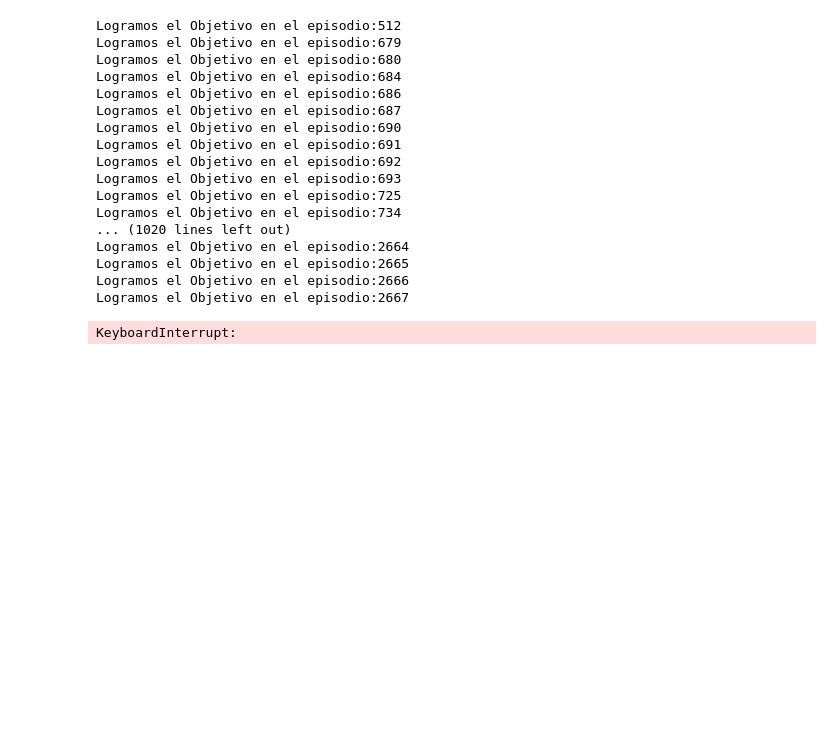
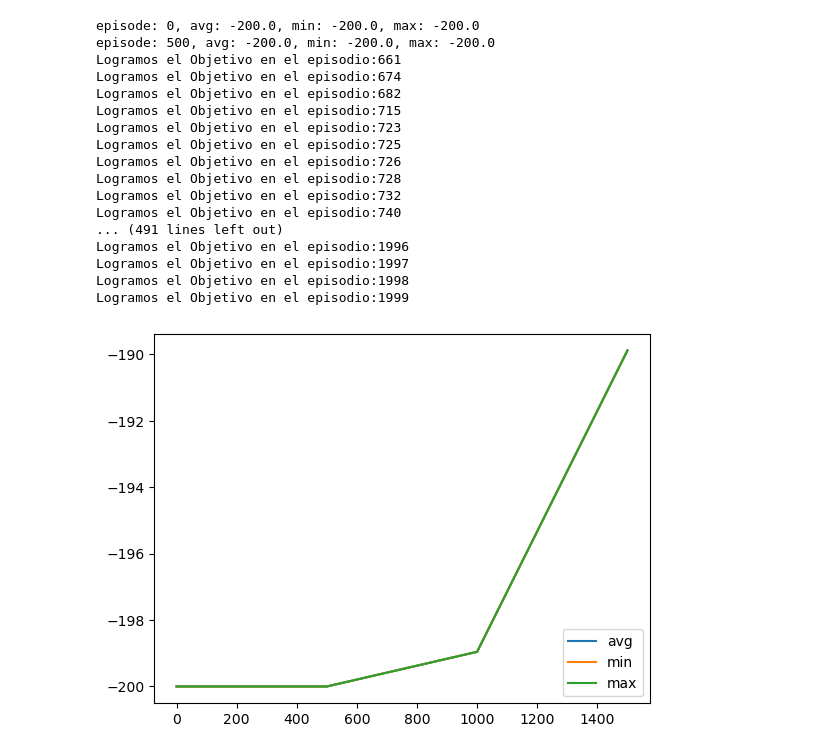
Before and after one commit to Ejaram/TrabajosAA, a Jupyter notebook: codigo/trabajo3v2.ipynb, the cells around one changed output. Cells and saved outputs as stored; diff of their text form; code cells hidden in the pictures; blank space fills up the shorter version.

```diff
--- a/codigo/trabajo3v2.ipynb
+++ b/codigo/trabajo3v2.ipynb
@@ -9,10 +10,10 @@ print(env.observation_space.high)
 print(env.observation_space.low)
 print(env.action_space.n)
 
-SHOW_EVERY = 2000 # renderiza el ejercicio cada n cantidad e iteraciones
+SHOW_EVERY = 500 # renderiza el ejercicio cada n cantidad e iteraciones
 LEARNING_RATE = 0.1 # es una variable que se encuentra entre 0 y uno tambien se le puede dar decaimiento
 DISCOUNT = 0.95 # que tan importantes son las acciones futuras sobre las actuales
-EPISODIOS = 25000
+EPISODIOS = 2000
 
 DISCRETE_SIZE = [20] * len(env.observation_space.high)
 discrete_os_win_size = (env.observation_space.high - env.observation_space.low)/DISCRETE_SIZE
@@ -30,7 +31,10 @@ print(discrete_os_win_size)
 q_table = np.random.uniform(low = -2, high = 0, size = (DISCRETE_SIZE + [env.action_space.n])) # esto me crea una tabla de 20x20xn donde n es el numero de acciones
 
 ep_rewards = [] # guarda la recompenza de cada episodio
-aggr_ep_rewards = {'ep' : [], 'avg': []}
+
+aggr_ep_rewards = {'ep' : [], 'avg': [], 'min': [], 'max':[]} # parametros para medir el rendimiento
+
+
 print(q_table.shape)
 print(q_table)
 # %% [output]
@@ -57,54 +61,78 @@ def get_discrete_satate(state):
     return tuple(discrete_state.astype(int))
 # %%
 for episode in range(EPISODIOS):
+    episode_reward = 0
     if episode % SHOW_EVERY == 0:
         render = True
     else:
         render = False
     discrete_state = get_discrete_satate(env.reset())
     done = False
     while not done:
-        action = np.argmax(q_table[discrete_state])
+
+        if np.random.random() > epsilon:
+            action = np.argmax(q_table[discrete_state])
+        else:
+            action = np.random.randint(0, env.action_space.n)
+
         new_state, reward ,done, _ = env.step(action)
-
+        episode_reward += reward
         new_discrete_state  = get_discrete_satate(new_state)
         if render:
             env.render() # esto lo hacemos para ver la evolucion del algoritmo cada n episodios
 
         if not done:
             max_future_q = np.max(q_table[new_discrete_state]) # le aplicaremos el descuento  max_future_q
             current_q = q_table[discrete_state + (action, )]
 
             new_q = (1- LEARNING_RATE) * current_q + LEARNING_RATE * (reward + DISCOUNT * max_future_q)   # formula de
             q_table[discrete_state + (action,)] = new_q
         elif new_state[0] >= env.goal_position:
             print(f"Logramos el Objetivo en el episodio:{episode} ")
             q_table[discrete_state + (action, )] = 0
 
         discrete_state = new_discrete_state
 
     if END_EPSILON_DECAYING >= episode >= START_EPSILON_DECAYING:
         epsilon -= epsilon_decay_value
 
+
+    ep_rewards.append(episode_reward)
+
+    if not episode % SHOW_EVERY:
+        average_reward = sum(ep_rewards[-SHOW_EVERY:])/len(ep_rewards[-SHOW_EVERY:])
+        aggr_ep_rewards['ep'].append(episode)
+        aggr_ep_rewards['avg'].append(average_reward)
+        aggr_ep_rewards['min'].append(min(ep_rewards[-SHOW_EVERY:]))
+        aggr_ep_rewards['max'].append(max(ep_rewards[-SHOW_EVERY:]))
+
+        print(f"episode: {episode}, avg: {average_reward}, min: {min(ep_rewards[-SHOW_EVERY:])}, max: {max(ep_rewards[-SHOW_EVERY:])}")
+
 env.close()
+
+plt.plot(aggr_ep_rewards['ep'], aggr_ep_rewards['avg'], label = 'avg' )
+plt.plot(aggr_ep_rewards['ep'], aggr_ep_rewards['min'], label = 'min' )
+plt.plot(aggr_ep_rewards['ep'], aggr_ep_rewards['max'], label = 'max' )
+plt.legend(loc = 4)
+plt.show()
 # %% [output]
-Logramos el Objetivo en el episodio:512
-Logramos el Objetivo en el episodio:679
-Logramos el Objetivo en el episodio:680
-Logramos el Objetivo en el episodio:684
-Logramos el Objetivo en el episodio:686
-Logramos el Objetivo en el episodio:687
-Logramos el Objetivo en el episodio:690
-Logramos el Objetivo en el episodio:691
-Logramos el Objetivo en el episodio:692
-Logramos el Objetivo en el episodio:693
+episode: 0, avg: -200.0, min: -200.0, max: -200.0
+episode: 500, avg: -200.0, min: -200.0, max: -200.0
+Logramos el Objetivo en el episodio:661
+Logramos el Objetivo en el episodio:674
+Logramos el Objetivo en el episodio:682
+Logramos el Objetivo en el episodio:715
+Logramos el Objetivo en el episodio:723
 Logramos el Objetivo en el episodio:725
-Logramos el Objetivo en el episodio:734
-... (1020 lines left out)
-Logramos el Objetivo en el episodio:2664
-Logramos el Objetivo en el episodio:2665
-Logramos el Objetivo en el episodio:2666
-Logramos el Objetivo en el episodio:2667
+Logramos el Objetivo en el episodio:726
+Logramos el Objetivo en el episodio:728
+Logramos el Objetivo en el episodio:732
+Logramos el Objetivo en el episodio:740
+... (491 lines left out)
+Logramos el Objetivo en el episodio:1996
+Logramos el Objetivo en el episodio:1997
+Logramos el Objetivo en el episodio:1998
+Logramos el Objetivo en el episodio:1999
-KeyboardInterrupt:
+[figure, added]
 # %%
 env.close()
```
Also changed, not shown: parts of 2 cells of this notebook.
